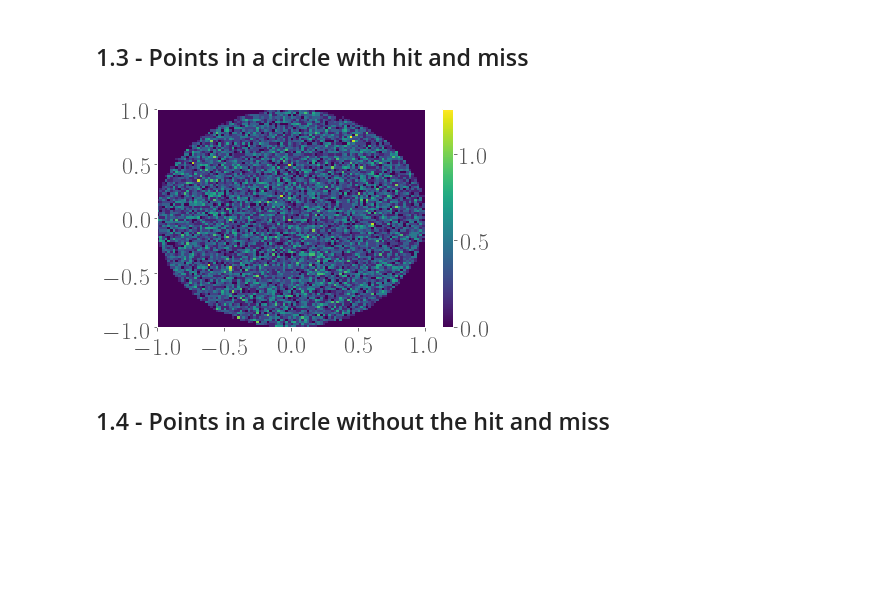
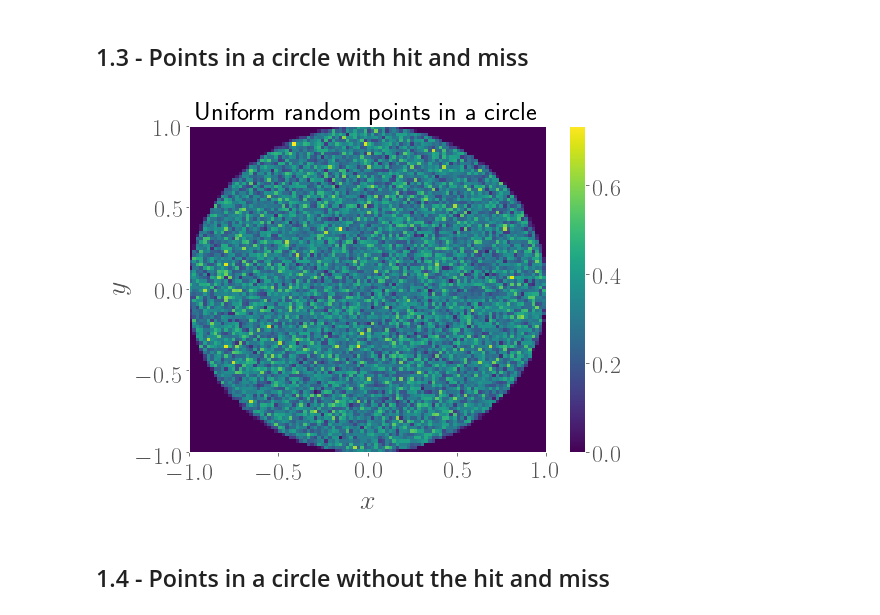
Before and after one commit to ThibeauWouters/Monte-Carlo-Simulations, a Jupyter notebook: 1_Non_uniform_random_numbers.ipynb, the cells around one changed output. Drawn from its saved outputs; the diff is of its cells as text; code cells hidden in the pictures; blank space fills up the shorter version.

```diff
--- a/1_Non_uniform_random_numbers.ipynb
+++ b/1_Non_uniform_random_numbers.ipynb
@@ -226,9 +216,19 @@ def hit_and_miss2D(a1, b1, a2, b2, M, func):
 # %%
 def mag(t1, t2):
     return np.sqrt(t1**2 + t2**2)
+# %%
+def hit_and_miss2D_circle(x0 = 0, y0 = 0, R = 1):
+    '''Generate a random number in a circle with specified radius and centre.'''
+    x = random.uniform(-R, R)
+    y = random.uniform(-R, R)
+
+    if mag(x, y) > R: #miss
+        return "miss"
+    else:
+        return (x0 + x, y0 + y)
 # %%
 numbers_2D = []
 for i in range(10**5):
-    value = hit_and_miss2D(-1, 1, -1, 1, 1, mag)
+    value = hit_and_miss2D_circle()
     if  value != "miss":
         numbers_2D.append(value)
@@ -241,12 +236,16 @@ for i in range(10**5):
 xdata = [v[0] for v in numbers_2D]
 ydata = [v[1] for v in numbers_2D]
 # %%
-plt.subplots(figsize = (6, 4))
+plt.subplots(figsize = (8, 6))
 plt.hist2d(xdata, ydata, bins = 100, normed = True)
+plt.title('Uniform random points in a circle')
+plt.xlabel(r'$x$')
+plt.ylabel(r'$y$')
 plt.colorbar()
+plt.savefig('ex1_2D_hit_and_miss.pdf', bbox_inches = 'tight')
 plt.show()
 # %% [output]
-[figure, old version]
+[figure, new version]
 # %% [markdown]
 ## 1.4 - Points in a circle without the hit and miss
 # %% [markdown]
```
Also changed, not shown: parts of 12 cells of this notebook, 4 other files.
